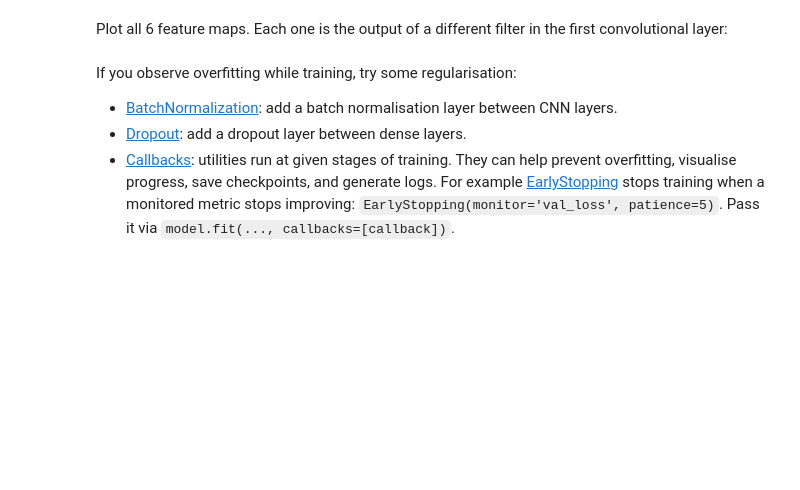
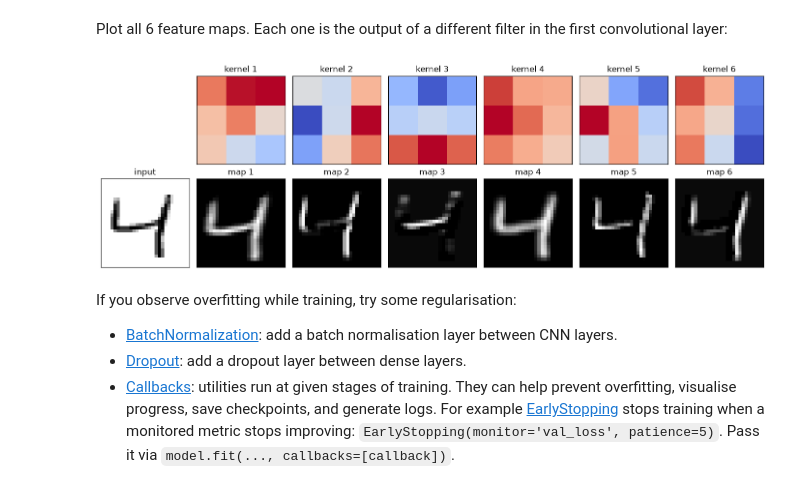
Before and after one commit to rouzbeh-enayatzadeh/ds-artificial-neural-networks, a Jupyter notebook: day_3/cnn/cnn_keras.ipynb, the cells around one changed output. Cells and saved outputs as stored; diff of their text form; code cells hidden in the pictures; blank space fills up the shorter version.

Commit message:
CNN notebook: visualise learned kernels next to their feature maps

```diff
--- a/day_3/cnn/cnn_keras.ipynb
+++ b/day_3/cnn/cnn_keras.ipynb
@@ -627,22 +657,28 @@ feature_maps = model_small.predict(img)
 # %% [markdown]
 Plot all 6 feature maps. Each one is the output of a different filter in the first convolutional layer:
-# %%
-# plot all 6 maps in an 3*2 squares
-height = 3
-width = 2
-ix = 1
-plt.figure(figsize=(12, 4))
-for _ in range(height):
-    for _ in range(width):
-        # specify subplot and turn of axis
-        ax = plt.subplot(height, width, ix)
-        ax.set_xticks([])
-        ax.set_yticks([])
-        # plot filter channel in grayscale
-        plt.imshow(feature_maps[0, :, :, ix - 1], cmap="gray")
-        ix += 1
-# show the figure
-plt.show()
+# %%
+kernels, biases = model.layers[0].get_weights()   # kernels: (3, 3, 1, 6)
+
+fig, axes = plt.subplots(2, 7, figsize=(14, 4.4))
+axes[0, 0].axis("off")
+axes[1, 0].imshow(img[0].squeeze(), cmap="gray_r")
+axes[1, 0].set_title("input")
+
+for i in range(6):
+    k = kernels[:, :, 0, i]
+    lim = np.abs(k).max()
+    axes[0, i + 1].imshow(k, cmap="coolwarm", vmin=-lim, vmax=lim)
+    axes[0, i + 1].set_title(f"kernel {i + 1}")
+    axes[1, i + 1].imshow(feature_maps[0, :, :, i], cmap="gray")
+    axes[1, i + 1].set_title(f"map {i + 1}")
+
+for ax in axes.flat:
+    ax.set_xticks([])
+    ax.set_yticks([])
+plt.tight_layout()
+plt.show()
+# %% [output]
+[figure, added]
 # %% [markdown]
 If you observe overfitting while training, try some regularisation:
 
```
Also changed, not shown: parts of 7 cells of this notebook.
